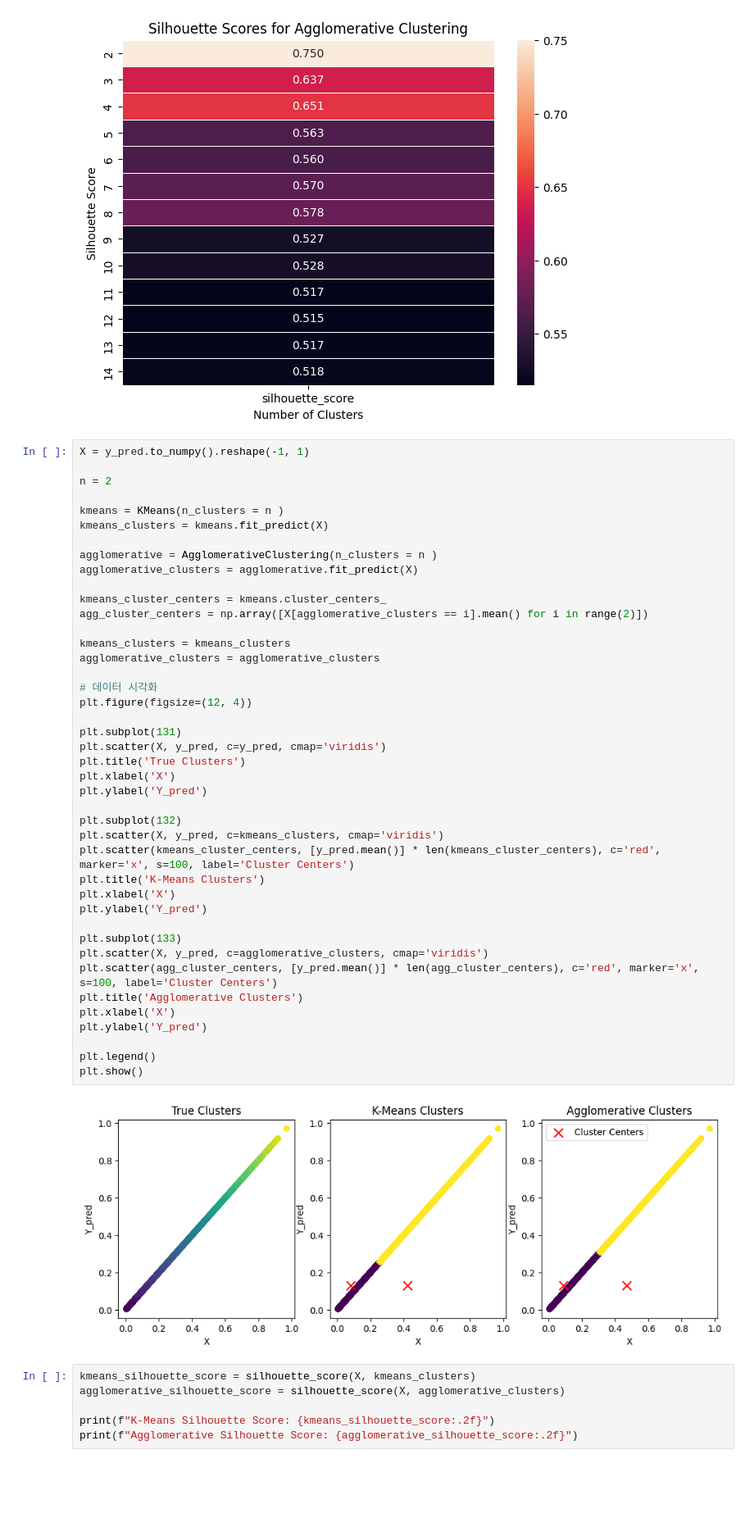
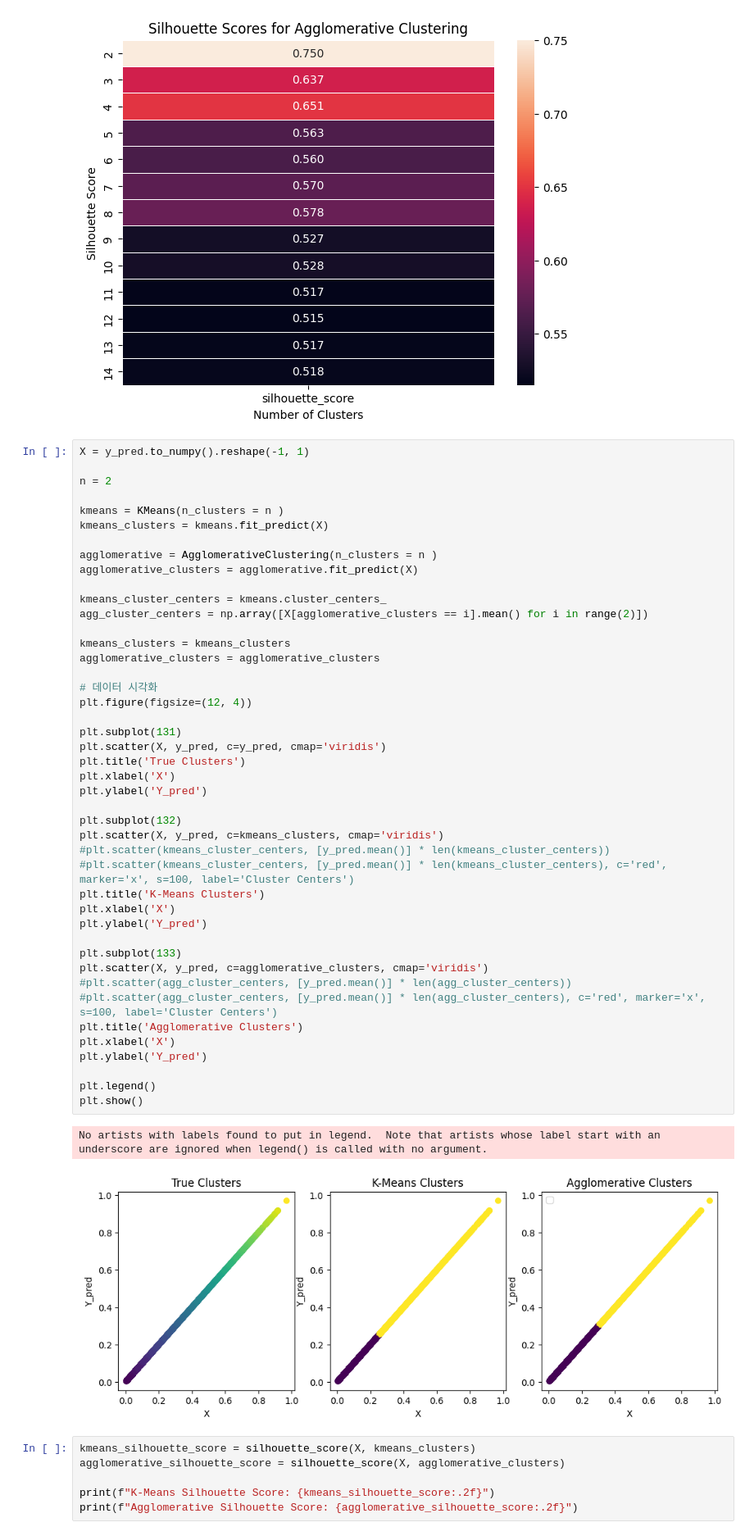
Before and after one commit to yoooooooonji/ML-model-LT_OV30, a Jupyter notebook: glm.ipynb, the cells around one changed output. Shown at 82% size. Saved outputs shown, nothing was run; the diff lists cells and outputs as text; blank space fills up the shorter version.

```diff
--- a/glm.ipynb
+++ b/glm.ipynb
@@ -748,36 +748,39 @@ agglomerative_clusters = agglomerative.fit_predict(X)
 kmeans_cluster_centers = kmeans.cluster_centers_
 agg_cluster_centers = np.array([X[agglomerative_clusters == i].mean() for i in range(2)])
 
 kmeans_clusters = kmeans_clusters
 agglomerative_clusters = agglomerative_clusters
 
 # 데이터 시각화
 plt.figure(figsize=(12, 4))
 
 plt.subplot(131)
 plt.scatter(X, y_pred, c=y_pred, cmap='viridis')
 plt.title('True Clusters')
 plt.xlabel('X')
 plt.ylabel('Y_pred')
 
 plt.subplot(132)
 plt.scatter(X, y_pred, c=kmeans_clusters, cmap='viridis')
-plt.scatter(kmeans_cluster_centers, [y_pred.mean()] * len(kmeans_cluster_centers), c='red', marker='x', s=100, label='Cluster Centers')
+#plt.scatter(kmeans_cluster_centers, [y_pred.mean()] * len(kmeans_cluster_centers))
+#plt.scatter(kmeans_cluster_centers, [y_pred.mean()] * len(kmeans_cluster_centers), c='red', marker='x', s=100, label='Cluster Centers')
 plt.title('K-Means Clusters')
 plt.xlabel('X')
 plt.ylabel('Y_pred')
 
 plt.subplot(133)
 plt.scatter(X, y_pred, c=agglomerative_clusters, cmap='viridis')
-plt.scatter(agg_cluster_centers, [y_pred.mean()] * len(agg_cluster_centers), c='red', marker='x', s=100, label='Cluster Centers')
+#plt.scatter(agg_cluster_centers, [y_pred.mean()] * len(agg_cluster_centers))
+#plt.scatter(agg_cluster_centers, [y_pred.mean()] * len(agg_cluster_centers), c='red', marker='x', s=100, label='Cluster Centers')
 plt.title('Agglomerative Clusters')
 plt.xlabel('X')
 plt.ylabel('Y_pred')
 
 plt.legend()
 plt.show()
 # %% [output]
+No artists with labels found to put in legend.  Note that artists whose label start with an underscore are ignored when legend() is called with no argument.
-[figure, old version]
+[figure, new version]
 # %%
 kmeans_silhouette_score = silhouette_score(X, kmeans_clusters)
 agglomerative_silhouette_score = silhouette_score(X, agglomerative_clusters)
```
Also changed, not shown: 2 other files.
